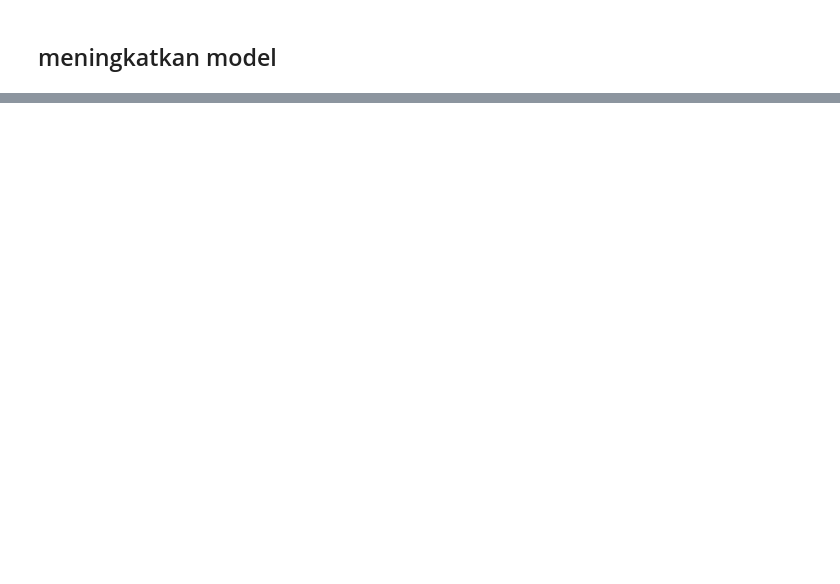
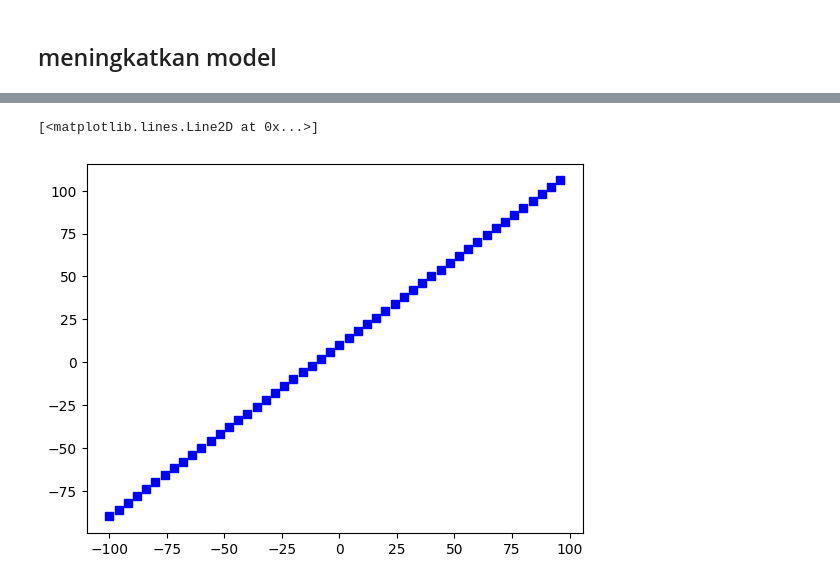
Before and after one commit to rexxar280903/DeepLearning, a Jupyter notebook: 01_Neural_Network_Regression_with_tensorflow.ipynb, the cells around one changed output, grey strips where cells are left out. Drawn from its saved outputs; the diff is of its cells as text; code cells hidden in the pictures; blank space fills up the shorter version.

```diff
--- a/01_Neural_Network_Regression_with_tensorflow.ipynb
+++ b/01_Neural_Network_Regression_with_tensorflow.ipynb
@@ -150,0 +220,5 @@ model.compile(
+# %%
+x = tf.range(-100,100,4)
+x = tf.expand_dims(x,axis=1)
+y = x + 10
+x,y
@@ -150,0 +243,5 @@ model.compile(
+# %%
+plt.plot(x,y,'bs')
+# %% [output]
+[<matplotlib.lines.Line2D at 0x...>]
+[figure, added]
```
Also changed, not shown: parts of 21 cells of this notebook.
